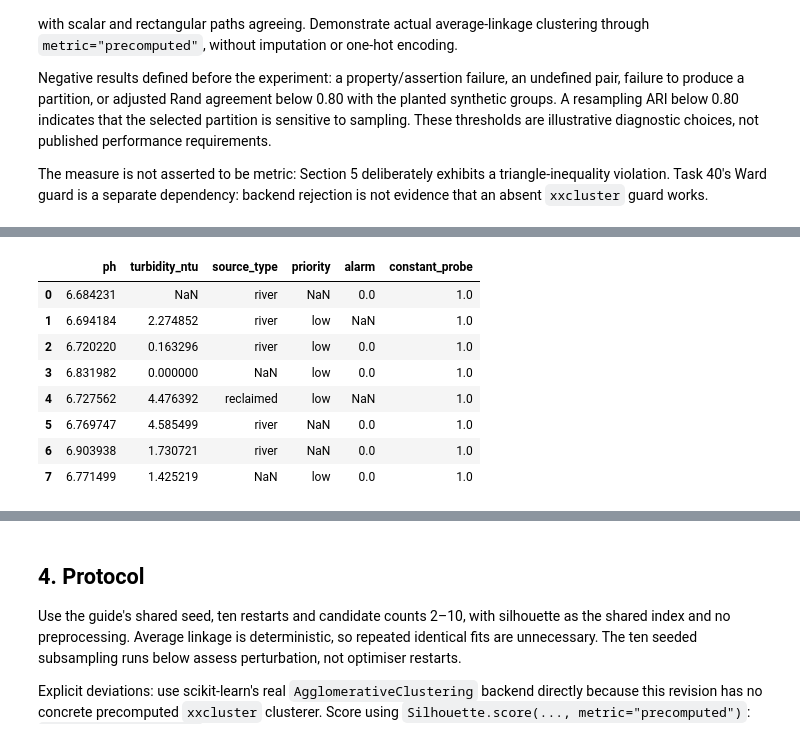
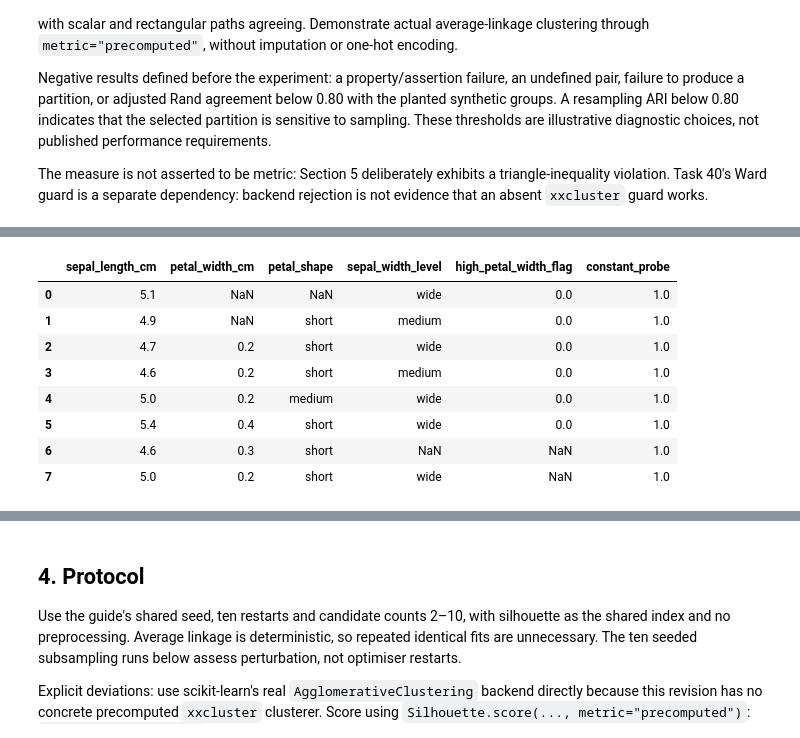
Before and after one commit to Yxxsef/Aqua-Blend-Analysis-Ai, a Jupyter notebook: AI/cluster_analysis/notebooks/05-gower.ipynb, the cells around one changed output, grey strips where cells are left out. Saved outputs shown, nothing was run; the diff lists cells and outputs as text; code cells hidden in the pictures.

```diff
--- a/AI/cluster_analysis/notebooks/05-gower.ipynb
+++ b/AI/cluster_analysis/notebooks/05-gower.ipynb
@@ -70,45 +72,73 @@ The generator creates illustrative values, not measured water samples. The plant
 # %%
+from sklearn.datasets import load_iris
+
 rng = np.random.default_rng(RANDOM_STATE)
-truth = np.repeat(np.arange(3), 30)
-m = len(truth)
-source_levels = np.array(["river", "groundwater", "reclaimed"], dtype=object)
-priority_levels = np.array(["low", "medium", "high"], dtype=object)
-source = source_levels[truth].copy()
+iris = load_iris()
+species = iris.target
+m = len(species)
+
+sepal_length = iris.data[:, 0]
+sepal_width = iris.data[:, 1]
+petal_length = iris.data[:, 2]
+petal_width = iris.data[:, 3]
+
+# Derived nominal category: petal shape, binned from petal length with 15%
+# label noise, so it is informative but not a deterministic redundant copy
+# of the numeric columns -- mirrors how the previous synthetic source_type
+# related to its planted group.
+shape_levels = np.array(["short", "medium", "long"], dtype=object)
+shape_bins = np.digitize(petal_length, [np.percentile(petal_length, 33), np.percentile(petal_length, 66)])
+petal_shape = shape_levels[shape_bins].copy()
 flips = rng.random(m) < 0.15
-source[flips] = rng.choice(source_levels, flips.sum())
+petal_shape[flips] = rng.choice(shape_levels, flips.sum())
+
+# Derived ordinal category: sepal width, binned into three named levels
+# requiring an explicit increasing sequence for Gower's ordinal treatment.
+width_levels = np.array(["narrow", "medium", "wide"], dtype=object)
+width_bins = np.digitize(sepal_width, [np.percentile(sepal_width, 33), np.percentile(sepal_width, 66)])
+sepal_width_level = width_levels[width_bins]
+
+# Derived asymmetric binary: a rare high-petal-width flag (~15% positive),
+# exercising the joint-zero-exclusion path an asymmetric binary feature needs.
+high_petal_width_flag = (petal_width > np.percentile(petal_width, 85)).astype(float)
+
 frame = pd.DataFrame({
-    "sample_id": [f"synthetic-{i:03d}" for i in range(m)],
-    "ph": np.array([6.8, 7.4, 8.1])[truth] + rng.normal(0, 0.08, m),
-    "turbidity_ntu": np.maximum(0, np.array([2., 12., 35.])[truth] + rng.normal(0, 1.5, m)),
-    "source_type": source,
-    "priority": priority_levels[truth],
-    "alarm": (rng.random(m) < np.array([0.05, 0.30, 0.75])[truth]).astype(float),
+    "sample_id": [f"iris-{i:03d}" for i in range(m)],
+    "sepal_length_cm": sepal_length,
+    "petal_width_cm": petal_width,
+    "petal_shape": petal_shape,
+    "sepal_width_level": sepal_width_level,
+    "high_petal_width_flag": high_petal_width_flag,
     "constant_probe": np.ones(m),
-    "planted_group": truth,
+    "species": species,
 })
-for column in ["turbidity_ntu", "source_type", "priority", "alarm"]:
+# Independently mask 25% of each derived/secondary column, keeping
+# sepal_length_cm always observed as a guaranteed pairwise anchor -- a
+# controlled missingness experiment, not an estimate of operational
+# missingness, exactly as the earlier synthetic version stated.
+for column in ["petal_width_cm", "petal_shape", "sepal_width_level", "high_petal_width_flag"]:
     frame.loc[rng.random(m) < 0.25, column] = np.nan
 
 schema = [
     FeatureSpec("sample_id", dtype="str", role="identifier"),
-    FeatureSpec("ph", unit="pH", valid_range=(0, 14)),
-    FeatureSpec("turbidity_ntu", unit="NTU", valid_range=(0, None)),
-    FeatureSpec("source_type", dtype="str"),
-    FeatureSpec("priority", dtype="str"),
-    FeatureSpec("alarm", valid_range=(0, 1)),
+    FeatureSpec("sepal_length_cm", unit="cm", valid_range=(0, None)),
+    FeatureSpec("petal_width_cm", unit="cm", valid_range=(0, None)),
+    FeatureSpec("petal_shape", dtype="str"),
+    FeatureSpec("sepal_width_level", dtype="str"),
+    FeatureSpec("high_petal_width_flag", valid_range=(0, 1)),
     FeatureSpec("constant_probe"),
-    FeatureSpec("planted_group", dtype="int", role="interpret"),
+    FeatureSpec("species", dtype="int", role="interpret"),
 ]
 dataset = FrameLoader(
     frame, schema,
-    description="Task 34 seeded synthetic mixed-type fixture; no operational records",
+    description="sklearn iris, with derived categorical/ordinal/binary columns and controlled missingness for Gower evidence",
 ).load()
 X = dataset.cluster_matrix()
 original = X.copy(deep=True)
 missing_before = int(X.isna().to_numpy().sum())
 assert missing_before > 0
 assert dataset.check_ranges().empty
-assert "planted_group" not in X and "sample_id" not in X
+assert "species" not in X and "sample_id" not in X
 print(dataset.provenance_statement())
 print("Rows:", len(X), "Modelling columns:", X.shape[1], "Missing cells:", missing_before)
 display(X.head(8))
@@ -119,10 +149,10 @@ Rows: 90 Modelling columns: 6 Missing cells: 90
-|  | ph | turbidity_ntu | source_type | priority | alarm | constant_probe |
-| 0 | 6.684231 | NaN | river | NaN | 0.0 | 1.0 |
-| 1 | 6.694184 | 2.274852 | river | low | NaN | 1.0 |
-| 2 | 6.720220 | 0.163296 | river | low | 0.0 | 1.0 |
-| 3 | 6.831982 | 0.000000 | NaN | low | 0.0 | 1.0 |
-| 4 | 6.727562 | 4.476392 | reclaimed | low | NaN | 1.0 |
-| 5 | 6.769747 | 4.585499 | river | NaN | 0.0 | 1.0 |
-| 6 | 6.903938 | 1.730721 | river | NaN | 0.0 | 1.0 |
-| 7 | 6.771499 | 1.425219 | NaN | low | 0.0 | 1.0 |
+|  | sepal_length_cm | petal_width_cm | petal_shape | sepal_width_level | high_petal_width_flag | constant_probe |
+| 0 | 5.1 | NaN | NaN | wide | 0.0 | 1.0 |
+| 1 | 4.9 | NaN | short | medium | 0.0 | 1.0 |
+| 2 | 4.7 | 0.2 | short | wide | 0.0 | 1.0 |
+| 3 | 4.6 | 0.2 | short | medium | 0.0 | 1.0 |
+| 4 | 5.0 | 0.2 | medium | wide | 0.0 | 1.0 |
+| 5 | 5.4 | 0.4 | short | wide | 0.0 | 1.0 |
+| 6 | 4.6 | 0.3 | short | NaN | NaN | 1.0 |
+| 7 | 5.0 | 0.2 | short | wide | NaN | 1.0 |
 |  | missing_cells |
```
Also changed, not shown: parts of 11 cells of this notebook, 8 other files.
